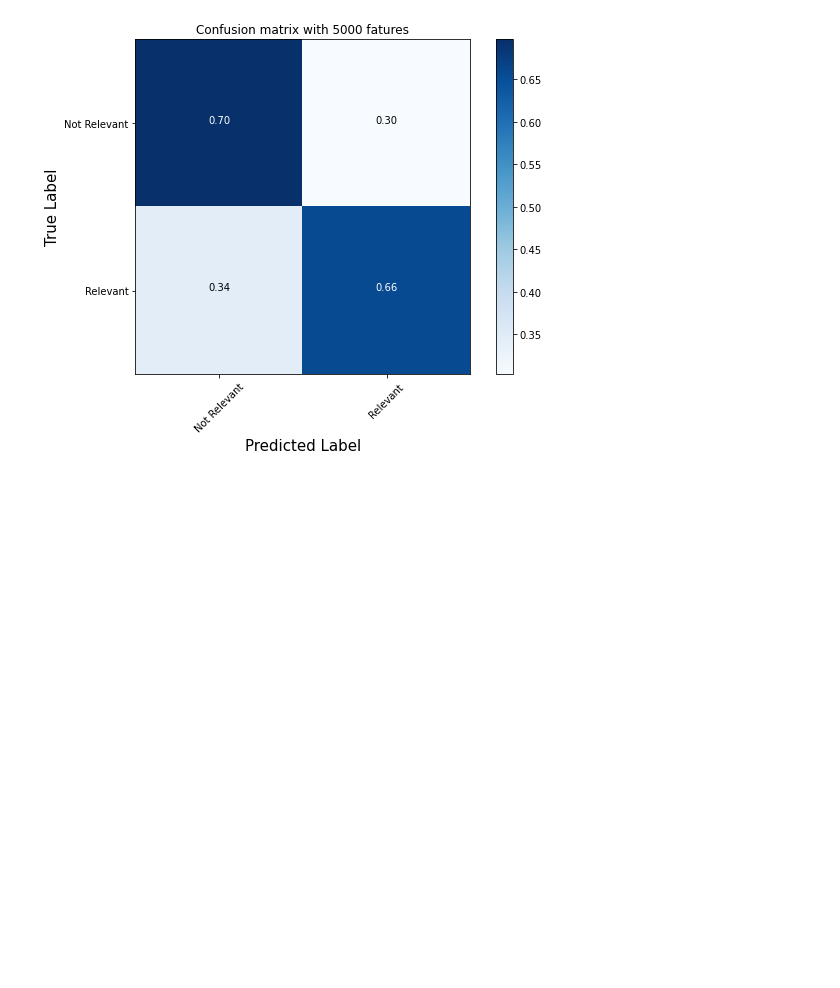
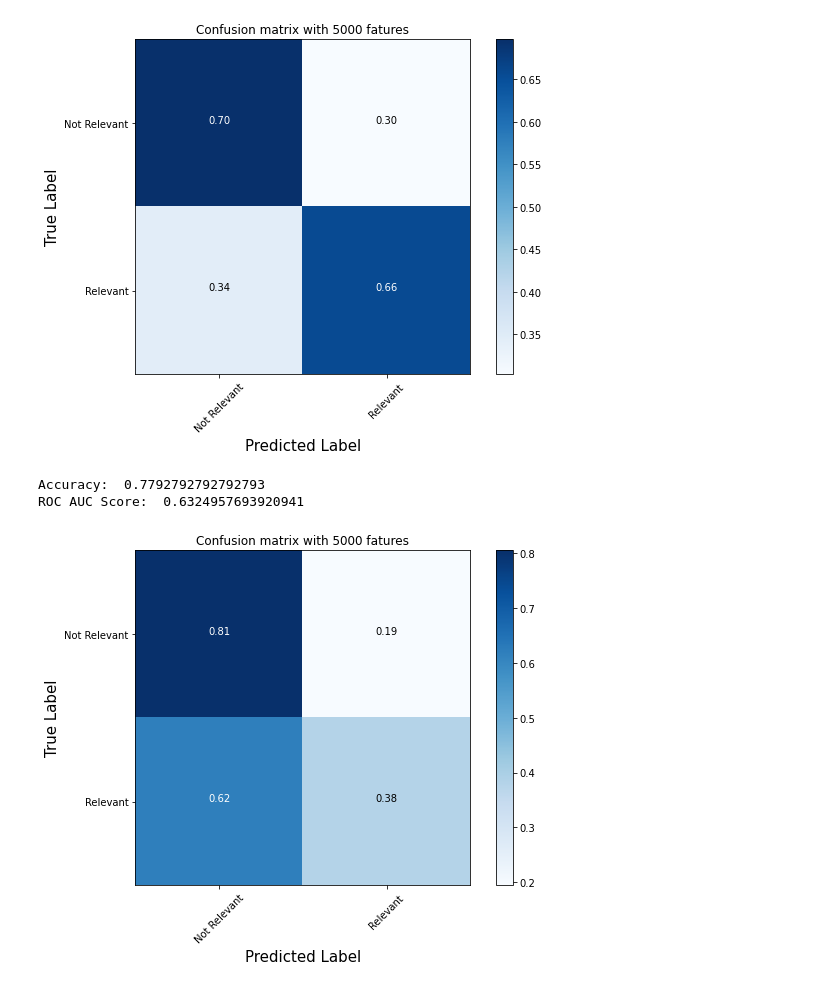
Before and after one commit to mralamdari/NLP-Text_Classification, a Jupyter notebook: NLP_Text_Classification_Pipeline.ipynb, the cells around one changed output. Drawn from its saved outputs; the diff is of its cells as text; code cells hidden in the pictures; blank space fills up the shorter version.

```diff
--- a/NLP_Text_Classification_Pipeline.ipynb
+++ b/NLP_Text_Classification_Pipeline.ipynb
@@ -222,3 +221,20 @@ print('ROC AUC Score: ', metrics.roc_auc_score(y_test, naive_bayes_predict))
 Accuracy:  0.7792792792792793
 ROC AUC Score:  0.6324957693920941
 [figure]
+# %%
+lr_model = linear_model.LogisticRegression(class_weight='balanced')
+lr_model.fit(x_train_dtm, y_train)
+y_pred = lr_model.predict(x_test_dtm)
+
+print('Accuracy: ', metrics.accuracy_score(y_test, naive_bayes_predict))
+cnf_matrix = metrics.confusion_matrix(y_test, y_pred)
+
+plt.figure(figsize=(8, 6))
+confusion_mat(cnf_matrix, classes=['Not Relevant', 'Relevant'],
+                      normalize=True, title='Confusion matrix with 5000 fatures')
+
+print('ROC AUC Score: ', metrics.roc_auc_score(y_test, naive_bayes_predict))
+# %% [output]
+Accuracy:  0.7792792792792793
+ROC AUC Score:  0.6324957693920941
+[figure, added]
```
Also changed, not shown: parts of 1 cell of this notebook.
